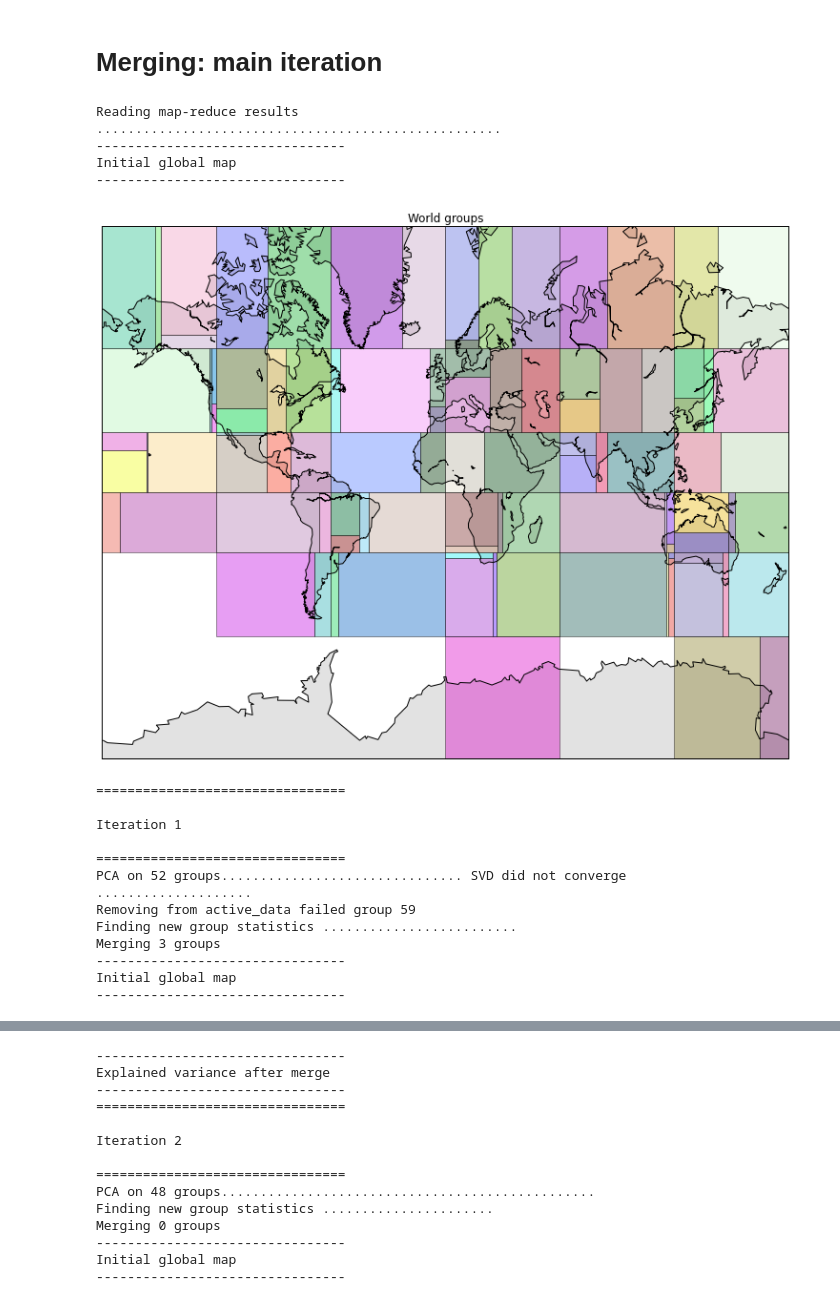
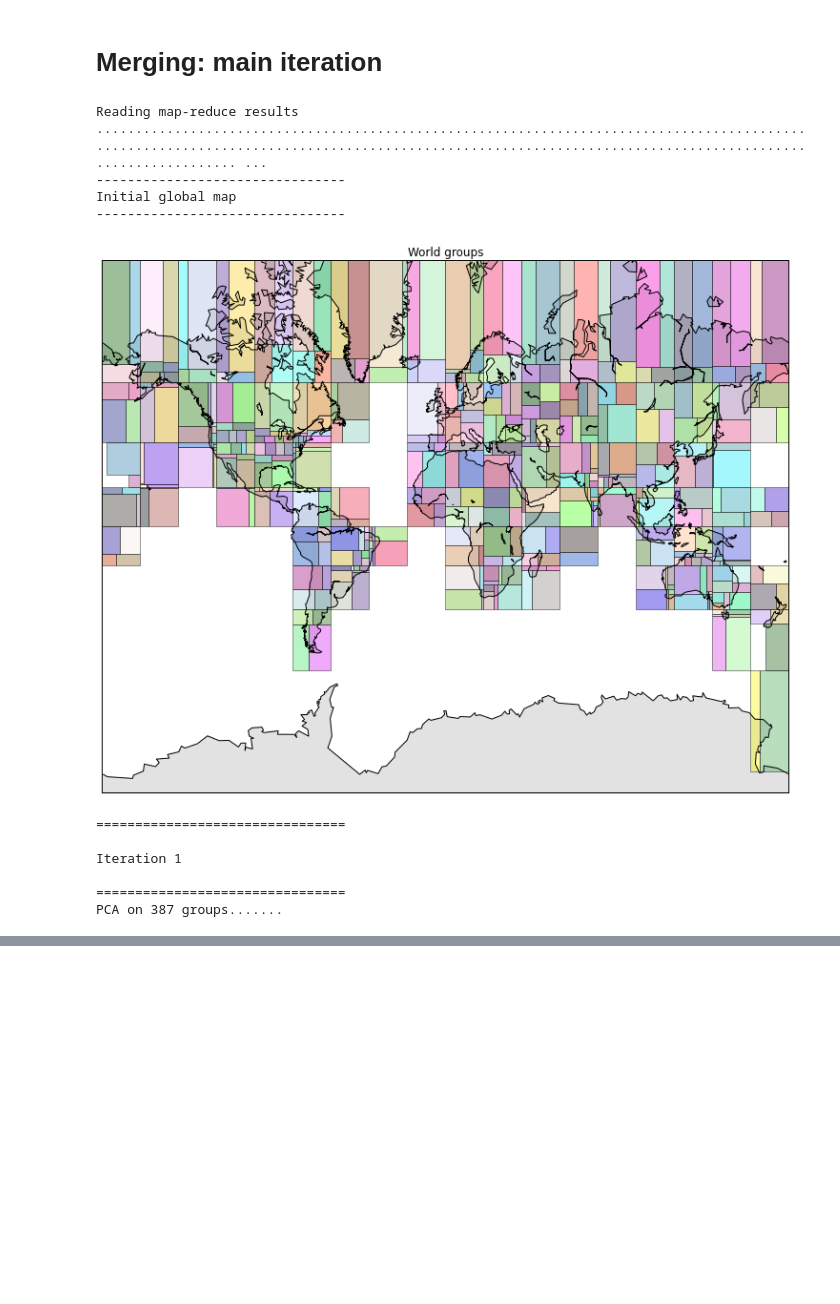
Before and after one commit to panagosg7/UCSD_BigData, a Jupyter notebook: notebooks/weather.mapreduce/05_Main.ipynb, the cells around one changed output, grey strips where cells are left out. Drawn from its saved outputs; the diff is of its cells as text; code cells hidden in the pictures; blank space fills up the shorter version.

Commit message:
Adding results from merging on full set

```diff
--- a/notebooks/weather.mapreduce/05_Main.ipynb
+++ b/notebooks/weather.mapreduce/05_Main.ipynb
@@ -56,7 +62,7 @@ sklearn version: 0.14.1
 #  - lon width
 #  - lat width
 #  - scale
-hi = HierarchicalIndexing(weighted_stations, 60, 30, 10)
+hi = HierarchicalIndexing(weighted_stations, 20, 20, 6)
 # %%
 hi.get_prelim_partition().head()
 # %% [output]
@@ -151,7 +143,7 @@ removing tmp directory /tmp/pca.ubuntu.20140614.012508.325785
 # %% [markdown]
 ## EMR
 # %%
-cmd_id        = 'emr_20_5'
+cmd_id        = 'emr_20_20_6'
 output_file   = '/home/ubuntu/panagosg7/notebooks/weather.mapreduce/output/pca_emr.txt'
 stations_file = '/home/ubuntu/panagosg7/notebooks/weather.mapreduce/grouped_stations.pklz'
 input_data    = 'hdfs:/weather.raw_data/ALL.csv'
@@ -361,27 +185,9 @@ def mld_criterion(old_groups, new_groups, pairs):
-# %%
-# data  :: { id: (n, mean, cov) }
-def plot_expl_var(data):
-    figure()
-    for i in data.keys():
-        (n, mean, cov) = data[i]
-        try:
-            U,D,V=np.linalg.svd(cov)
-            p = cumsum(D[:])/sum(D)
-            plot(p, color='b')
-
-        except Exception as e:
-            print e
-
-    xlim([0,150])
-    grid()
 # %% [markdown]
 # Merging: main iteration
 # %%
 # active_data :: { id: (n, mean, cov) }
-active_data = read_mr_results(output_file)
-
+active_data = read_mr_results(cmd_id, output_file)
 done = False
-
 itr = 1
 
 print '--------------------------------'
@@ -392,19 +198,13 @@ hi.plot_map()
 
 while not done:
 
-
     print '================================'
     print
     print 'Iteration', itr
     print
     print '================================'
 
-    #print 'get_groups', set(hi.get_groups())
-    #print 'Current active groups', set(active_groups)
-    #print 'diff', list(set(hi.get_groups()) - set(active_groups))
-
     hi.remove_groups(list(set(hi.get_groups()) - set(active_data.keys())))
-
 
     (failed, old_groups) = do_PCA(active_data, False)
 
@@ -414,60 +214,48 @@ while not done:
 
     hi.remove_groups(failed)
 
-
     # make pairs and calculate new group statistics
     pairs = make_pairs(hi,active_data.keys())
-    (potential_pairs, new_groups, new_data) = new_group_stats(old_groups, pairs)
+    (potential_pairs, new_groups, new_data) = new_group_stats(cmd_id, old_groups, pairs)
 
     # apply the criterion
     accepted_pairs = mld_criterion(old_groups, new_groups, potential_pairs)
     print 'Merging', len(accepted_pairs), 'groups'
 
-
     for (k,i,j) in accepted_pairs:
         hi.merge_groups(k,i,j)
-
         # remove old bindings
         del active_data[i]
         del active_data[j]
-
         #add new group to the data store
         active_data[k] = new_data[k]
-
-    #print 'Active data keys after merge', active_data.keys()
 
     print '--------------------------------'
     print 'Initial global map'
     print '--------------------------------'
     hi.plot_map()
 
     print '--------------------------------'
     print 'Explained variance after merge'
     print '--------------------------------'
     plot_expl_var(active_data)
 
+    if len(active_data.keys()) < 2:
+        done = True
 
     if len(accepted_pairs) == 0:
         done = True
-
     itr = itr + 1
 # %% [output]
 Reading map-reduce results
-....................................................
+........................................................................................................................................................................................................ ...
 --------------------------------
 Initial global map
 --------------------------------
-[figure, old version]
+[figure, new version]
 ================================
 
 Iteration 1
 
 ================================
-PCA on 52 groups............................... SVD did not converge
-....................
-Removing from active_data failed group 59
-Finding new group statistics .........................
-Merging 3 groups
---------------------------------
-Initial global map
---------------------------------
+PCA on 387 groups.......
@@ -475,14 +261,0 @@ Initial global map
---------------------------------
-Explained variance after merge
---------------------------------
-================================
-
-Iteration 2
-
-================================
-PCA on 48 groups................................................
-Finding new group statistics ......................
-Merging 0 groups
---------------------------------
-Initial global map
---------------------------------
```
Also changed, not shown: parts of 19 cells of this notebook, 2 other files.
